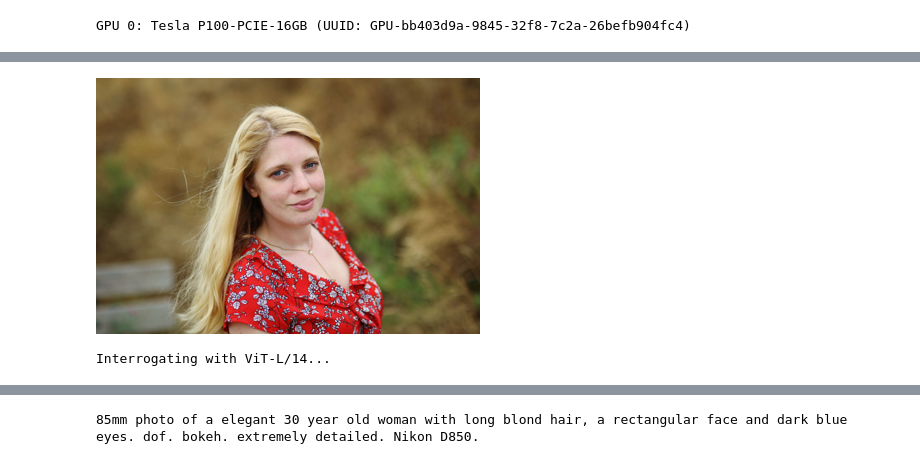
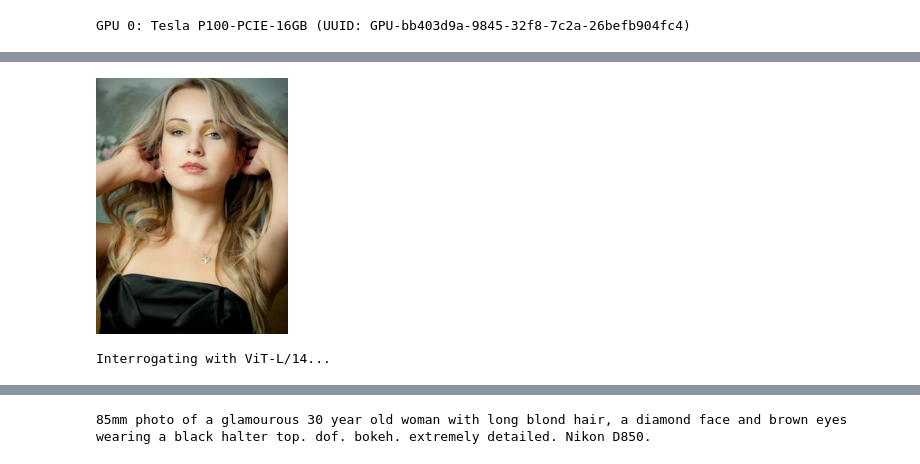
Before and after one commit to DivineOmega/clip-interrogator, a Jupyter notebook: clip_interrogator.ipynb, the cells around one changed output, grey strips where cells are left out. Saved outputs shown, nothing was run; the diff lists cells and outputs as text; code cells hidden in the pictures.

```diff
--- a/clip_interrogator.ipynb
+++ b/clip_interrogator.ipynb
@@ -161,7 +193,7 @@ fatal: destination path 'clip-interrogator' already exists and is not an empty d
 
 #@markdown #####**Image:**
 
-image_path_or_url = "https://imgs.search.brave.com/gkfHmDlhkrNogpz6c_jvxabL_CIvHjMwbIXlwpwCyXo/rs:fit:1200:1200:1/g:ce/aHR0cHM6Ly9pLnBp/bmltZy5jb20vb3Jp/Z2luYWxzLzM2LzFj/L2Q1LzM2MWNkNWIy/ZWJjMGQyMjdhODkw/YzhlNjVhNGI5Njky/LmpwZw" #@param {type:"string"}
+image_path_or_url = "https://imgs.search.brave.com/pup3l67NTxKz9U5UuWwNh1E_9M3BMBOoqzPNWT4RAzg/rs:fit:1200:1200:1/g:ce/aHR0cHM6Ly9waXh5/Lm9yZy9zcmMvNy83/ODc2NC5qcGc" #@param {type:"string"}
 
 #@markdown
 
@@ -175,33 +207,33 @@ ViTB32 = False #@param{type:"boolean"}
 ViTB16 = False #@param{type:"boolean"}
 ViTL14 = True #@param{type:"boolean"}
 ViTL14_336px = False #@param{type:"boolean"}
 RN101 = False #@param{type:"boolean"}
 RN50 = False #@param{type:"boolean"}
 RN50x4 = False #@param{type:"boolean"}
 RN50x16 = False #@param{type:"boolean"}
 RN50x64 = False #@param{type:"boolean"}
 
 models = []
 if ViTB32: models.append('ViT-B/32')
 if ViTB16: models.append('ViT-B/16')
 if ViTL14: models.append('ViT-L/14')
 if ViTL14_336px: models.append('ViT-L/14@336px')
 if RN101: models.append('RN101')
 if RN50: models.append('RN50')
 if RN50x4: models.append('RN50x4')
 if RN50x16: models.append('RN50x16')
 if RN50x64: models.append('RN50x64')
 
 if str(image_path_or_url).startswith('http://') or str(image_path_or_url).startswith('https://'):
     image = Image.open(requests.get(image_path_or_url, stream=True).raw).convert('RGB')
 else:
     image = Image.open(image_path_or_url).convert('RGB')
 
 thumb = image.copy()
-thumb.thumbnail([blip_image_eval_size, blip_image_eval_size])
+thumb.thumbnail([256, 256])
 display(thumb)
 
 interrogate(image, models=models)
 # %% [output]
-[figure, old version]
+[figure, new version]
 Interrogating with ViT-L/14...
@@ -210 +242 @@ Interrogating with ViT-L/14...
-85mm photo of a elegant 30 year old woman with long blond hair, a rectangular face and dark blue eyes. dof. bokeh. extremely detailed. Nikon D850.
+85mm photo of a glamourous 30 year old woman with long blond hair, a diamond face and brown eyes wearing a black halter top. dof. bokeh. extremely detailed. Nikon D850.
```
Also changed, not shown: parts of 2 cells of this notebook.
